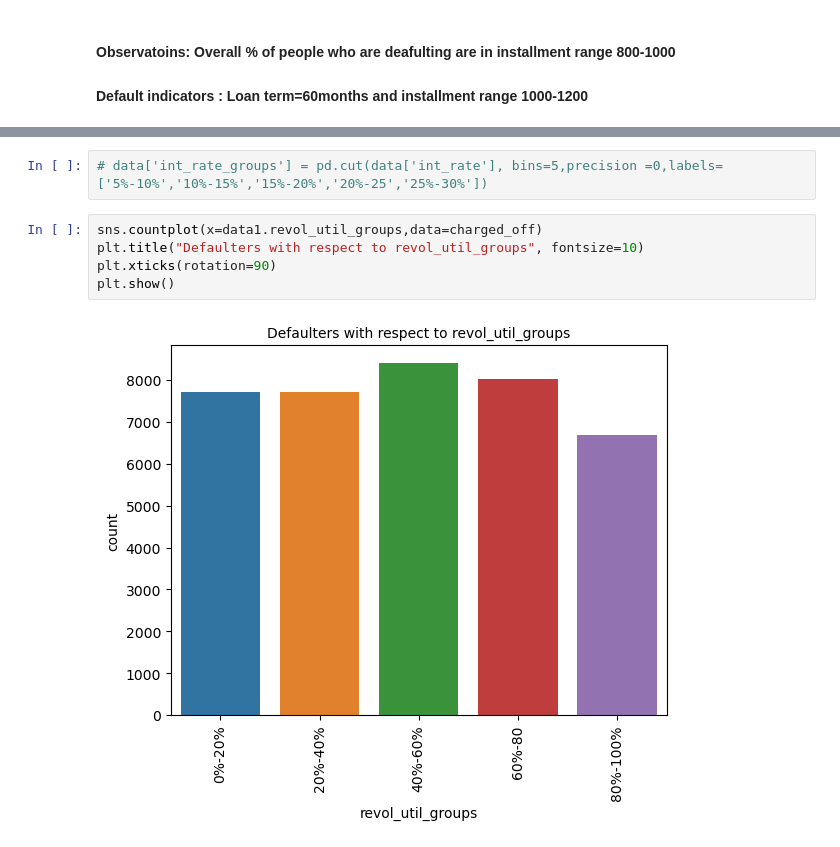
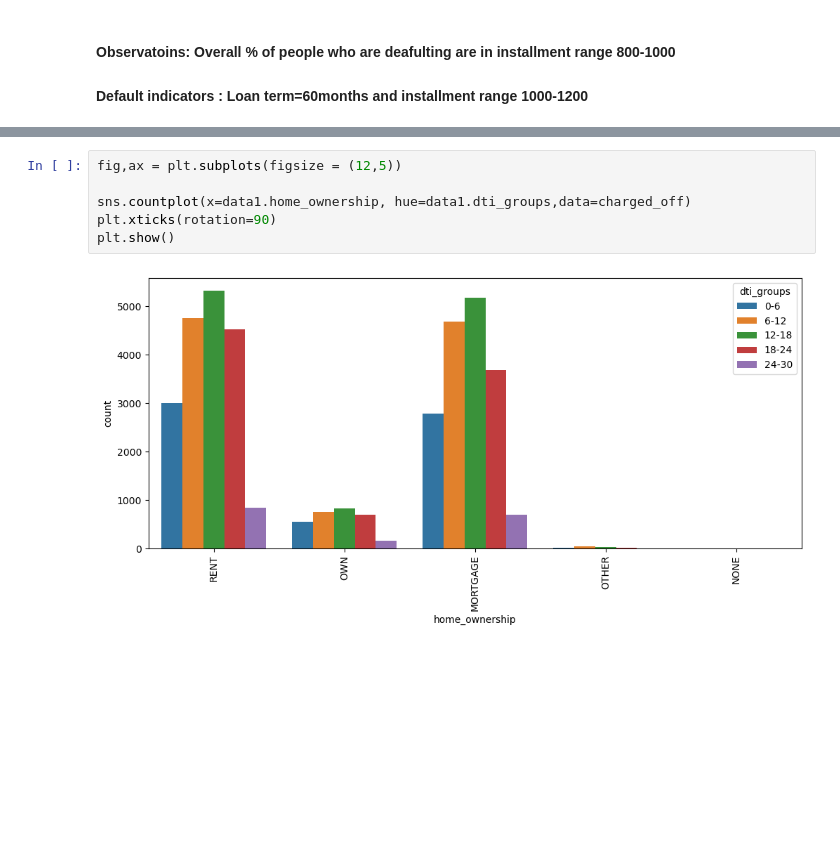
Before and after one commit to Mahalakshmi-Totad/lending_club_case_study, a Jupyter notebook: Group_Facilitator_Vivek P Rajeev.ipynb, the cells around one changed output, grey strips where cells are left out. Cells and saved outputs as stored; diff of their text form; blank space fills up the shorter version.

```diff
--- a/Group_Facilitator_Vivek P Rajeev.ipynb
+++ b/Group_Facilitator_Vivek P Rajeev.ipynb
@@ -1030,9 +1047,8 @@ Name: revol_util_groups, dtype: int64
-# %%
-# data['int_rate_groups'] = pd.cut(data['int_rate'], bins=5,precision =0,labels=['5%-10%','10%-15%','15%-20%','20%-25','25%-30%'])
-# %%
-sns.countplot(x=data1.revol_util_groups,data=charged_off)
-plt.title("Defaulters with respect to revol_util_groups", fontsize=10)
-plt.xticks(rotation=90)
-plt.show()
-# %% [output]
-[figure, removed]
+# %%
+fig,ax = plt.subplots(figsize = (12,5))
+
+sns.countplot(x=data1.home_ownership, hue=data1.dti_groups,data=charged_off)
+plt.xticks(rotation=90)
+plt.show()
+# %% [output]
+[figure, added]
```
Also changed, not shown: parts of 33 cells of this notebook.
